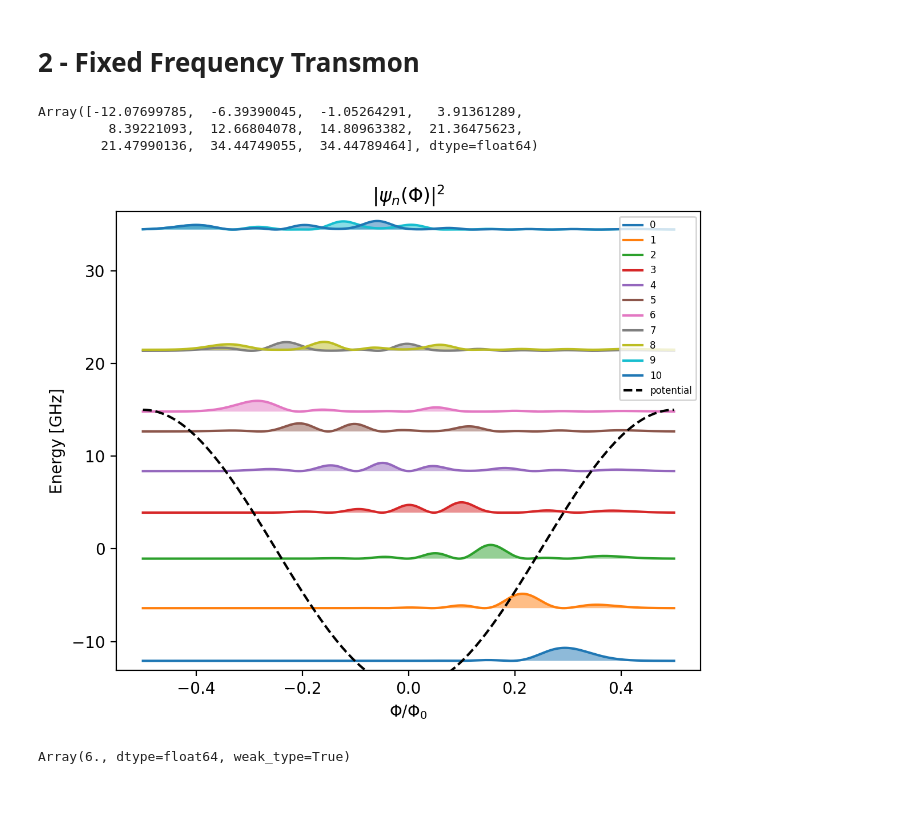
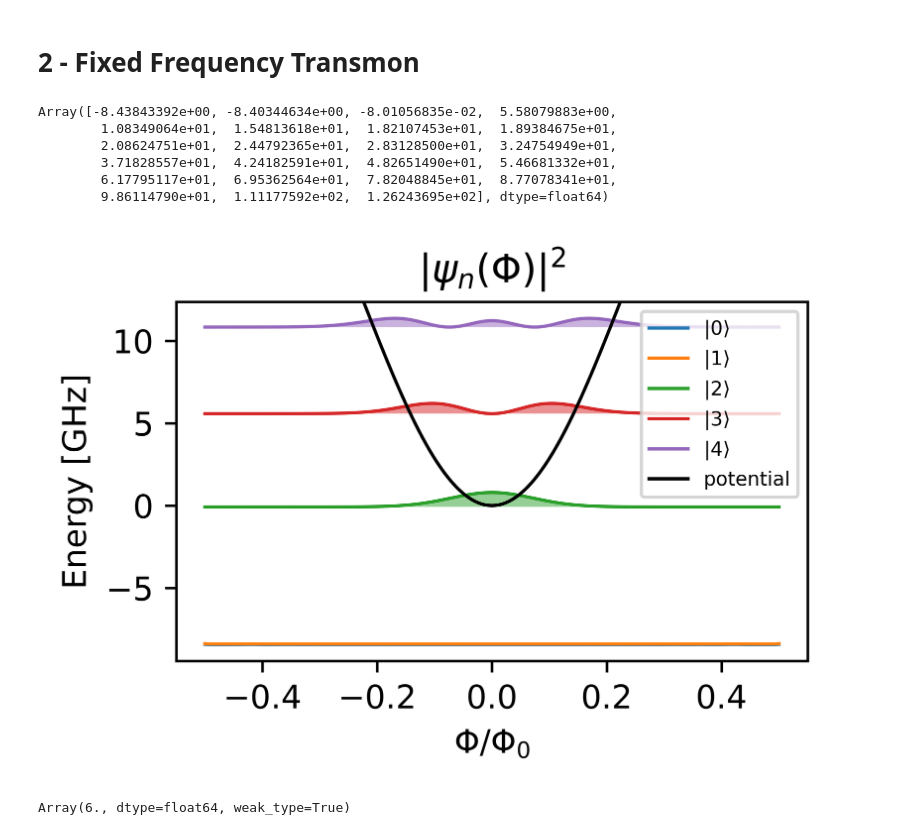
Before and after one commit to EQuS/qcsys, a Jupyter notebook: tutorials/2-transmon.ipynb, the cells around one changed output. Cells and saved outputs as stored; diff of their text form; code cells hidden in the pictures; blank space fills up the shorter version.

Commit message:
added truncated transmon

```diff
--- a/tutorials/2-transmon.ipynb
+++ b/tutorials/2-transmon.ipynb
@@ -21,20 +21,23 @@ qubit = qs.Transmon.create(
     23,
     {"Ec": Ec_q, "Ej": Ej_q},
     N_pre_diag=23,
-    basis=qs.BasisTypes.charge,
+    basis=qs.BasisTypes.fock,
+    hamiltonian=qs.HamiltonianTypes.truncated,
 )
-H = qubit.get_H_full()
 # %%
 qubit.eig_systems["vals"]
 # %% [output]
-Array([-12.07699785,  -6.39390045,  -1.05264291,   3.91361289,
-         8.39221093,  12.66804078,  14.80963382,  21.36475623,
-        21.47990136,  34.44749055,  34.44789464], dtype=float64)
+Array([-8.43843392e+00, -8.40344634e+00, -8.01056835e-02,  5.58079883e+00,
+        1.08349064e+01,  1.54813618e+01,  1.82107453e+01,  1.89384675e+01,
+        2.08624751e+01,  2.44792365e+01,  2.83128500e+01,  3.24754949e+01,
+        3.71828557e+01,  4.24182591e+01,  4.82651490e+01,  5.46681332e+01,
+        6.17795117e+01,  6.95362564e+01,  7.82048845e+01,  8.77078341e+01,
+        9.86114790e+01,  1.11177592e+02,  1.26243695e+02], dtype=float64)
 # %%
 phi_vals = jnp.linspace(-0.5,0.5,500)
-axs = qubit.plot_wavefunctions(phi_vals)
+axs = qubit.plot_wavefunctions(phi_vals, max_n = 5)
 # %% [output]
-[figure, old version]
+[figure, new version]
 # %%
 jnp.sqrt(8*0.3*15)
 # %% [output]
```
Also changed, not shown: 3 other files.
